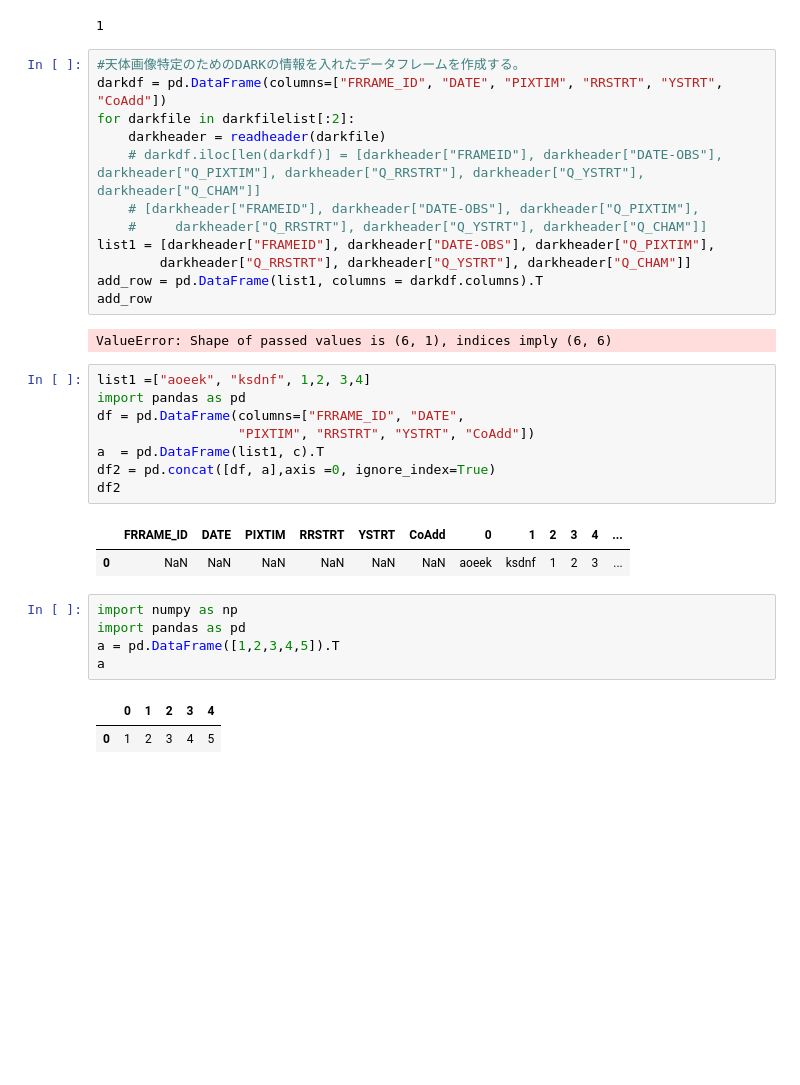
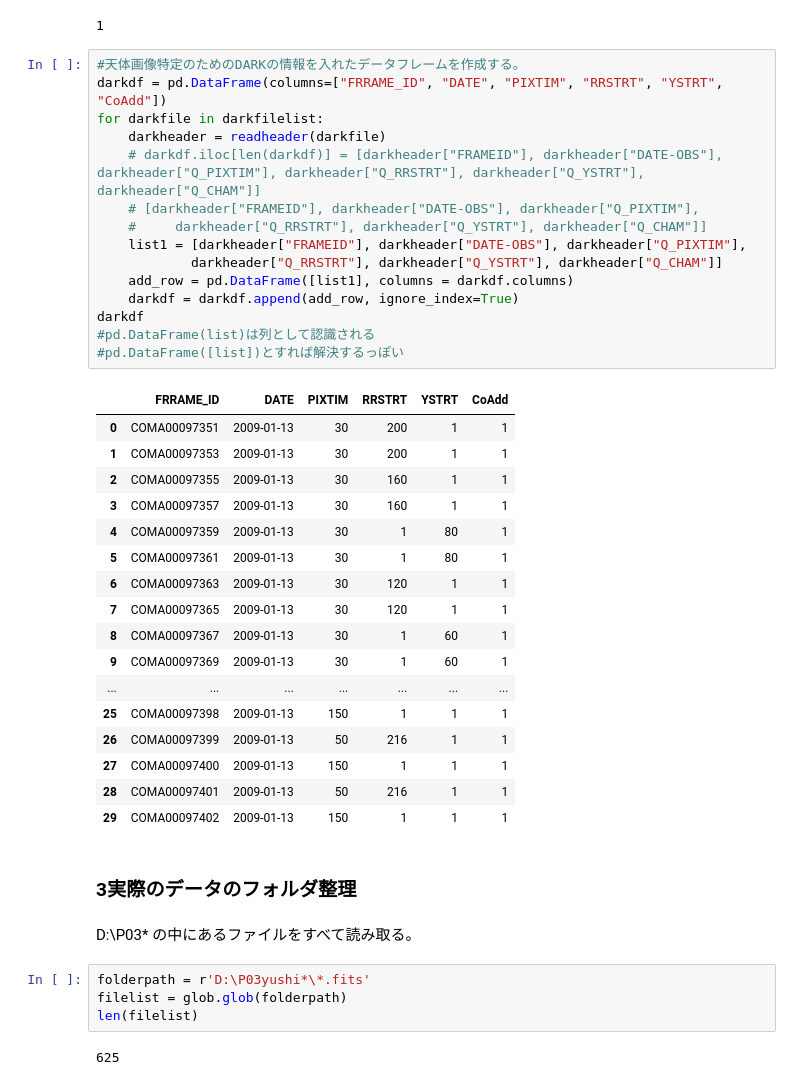
Before and after one commit to mmmkkkppp/COMICS, a Jupyter notebook: flowtorun.ipynb, the cells around one changed output. Cells and saved outputs as stored; diff of their text form; blank space fills up the shorter version.

```diff
--- a/flowtorun.ipynb
+++ b/flowtorun.ipynb
@@ -200,33 +212,44 @@ d1head["Q_CHAM"]
 # %%
 #天体画像特定のためのDARKの情報を入れたデータフレームを作成する。
 darkdf = pd.DataFrame(columns=["FRRAME_ID", "DATE", "PIXTIM", "RRSTRT", "YSTRT", "CoAdd"])
-for darkfile in darkfilelist[:2]:
+for darkfile in darkfilelist:
     darkheader = readheader(darkfile)
     # darkdf.iloc[len(darkdf)] = [darkheader["FRAMEID"], darkheader["DATE-OBS"], darkheader["Q_PIXTIM"], darkheader["Q_RRSTRT"], darkheader["Q_YSTRT"], darkheader["Q_CHAM"]]
     # [darkheader["FRAMEID"], darkheader["DATE-OBS"], darkheader["Q_PIXTIM"],
     #     darkheader["Q_RRSTRT"], darkheader["Q_YSTRT"], darkheader["Q_CHAM"]]
-list1 = [darkheader["FRAMEID"], darkheader["DATE-OBS"], darkheader["Q_PIXTIM"],
-        darkheader["Q_RRSTRT"], darkheader["Q_YSTRT"], darkheader["Q_CHAM"]]
-add_row = pd.DataFrame(list1, columns = darkdf.columns).T
-add_row
+    list1 = [darkheader["FRAMEID"], darkheader["DATE-OBS"], darkheader["Q_PIXTIM"],
+            darkheader["Q_RRSTRT"], darkheader["Q_YSTRT"], darkheader["Q_CHAM"]]
+    add_row = pd.DataFrame([list1], columns = darkdf.columns)
+    darkdf = darkdf.append(add_row, ignore_index=True)
+darkdf
+#pd.DataFrame(list)は列として認識される
+#pd.DataFrame([list])とすれば解決するっぽい
 # %% [output]
-ValueError: Shape of passed values is (6, 1), indices imply (6, 6)
+|  | FRRAME_ID | DATE | PIXTIM | RRSTRT | YSTRT | CoAdd |
+| 0 | COMA00097351 | 2009-01-13 | 30 | 200 | 1 | 1 |
+| 1 | COMA00097353 | 2009-01-13 | 30 | 200 | 1 | 1 |
+| 2 | COMA00097355 | 2009-01-13 | 30 | 160 | 1 | 1 |
+| 3 | COMA00097357 | 2009-01-13 | 30 | 160 | 1 | 1 |
+| 4 | COMA00097359 | 2009-01-13 | 30 | 1 | 80 | 1 |
+| 5 | COMA00097361 | 2009-01-13 | 30 | 1 | 80 | 1 |
+| 6 | COMA00097363 | 2009-01-13 | 30 | 120 | 1 | 1 |
+| 7 | COMA00097365 | 2009-01-13 | 30 | 120 | 1 | 1 |
+| 8 | COMA00097367 | 2009-01-13 | 30 | 1 | 60 | 1 |
+| 9 | COMA00097369 | 2009-01-13 | 30 | 1 | 60 | 1 |
+| ... | ... | ... | ... | ... | ... | ... |
+| 25 | COMA00097398 | 2009-01-13 | 150 | 1 | 1 | 1 |
+| 26 | COMA00097399 | 2009-01-13 | 50 | 216 | 1 | 1 |
+| 27 | COMA00097400 | 2009-01-13 | 150 | 1 | 1 | 1 |
+| 28 | COMA00097401 | 2009-01-13 | 50 | 216 | 1 | 1 |
+| 29 | COMA00097402 | 2009-01-13 | 150 | 1 | 1 | 1 |
-# %%
-list1 =["aoeek", "ksdnf", 1,2, 3,4]
-import pandas as pd
-df = pd.DataFrame(columns=["FRRAME_ID", "DATE",
-                  "PIXTIM", "RRSTRT", "YSTRT", "CoAdd"])
-a  = pd.DataFrame(list1, c).T
-df2 = pd.concat([df, a],axis =0, ignore_index=True)
-df2
-# %% [output]
-|  | FRRAME_ID | DATE | PIXTIM | RRSTRT | YSTRT | CoAdd | 0 | 1 | 2 | 3 | 4 | ... |
-| 0 | NaN | NaN | NaN | NaN | NaN | NaN | aoeek | ksdnf | 1 | 2 | 3 | ... |
-# %%
-import numpy as np
-import pandas as pd
-a = pd.DataFrame([1,2,3,4,5]).T
-a
-# %% [output]
-|  | 0 | 1 | 2 | 3 | 4 |
-| 0 | 1 | 2 | 3 | 4 | 5 |
+# %% [markdown]
+### 3実際のデータのフォルダ整理
+# %% [markdown]
+D:\P03*
+の中にあるファイルをすべて読み取る。
+# %%
+folderpath = r'D:\P03yushi*\*.fits'
+filelist = glob.glob(folderpath)
+len(filelist)
+# %% [output]
+625
```
Also changed, not shown: parts of 9 cells of this notebook, 1 other file.
